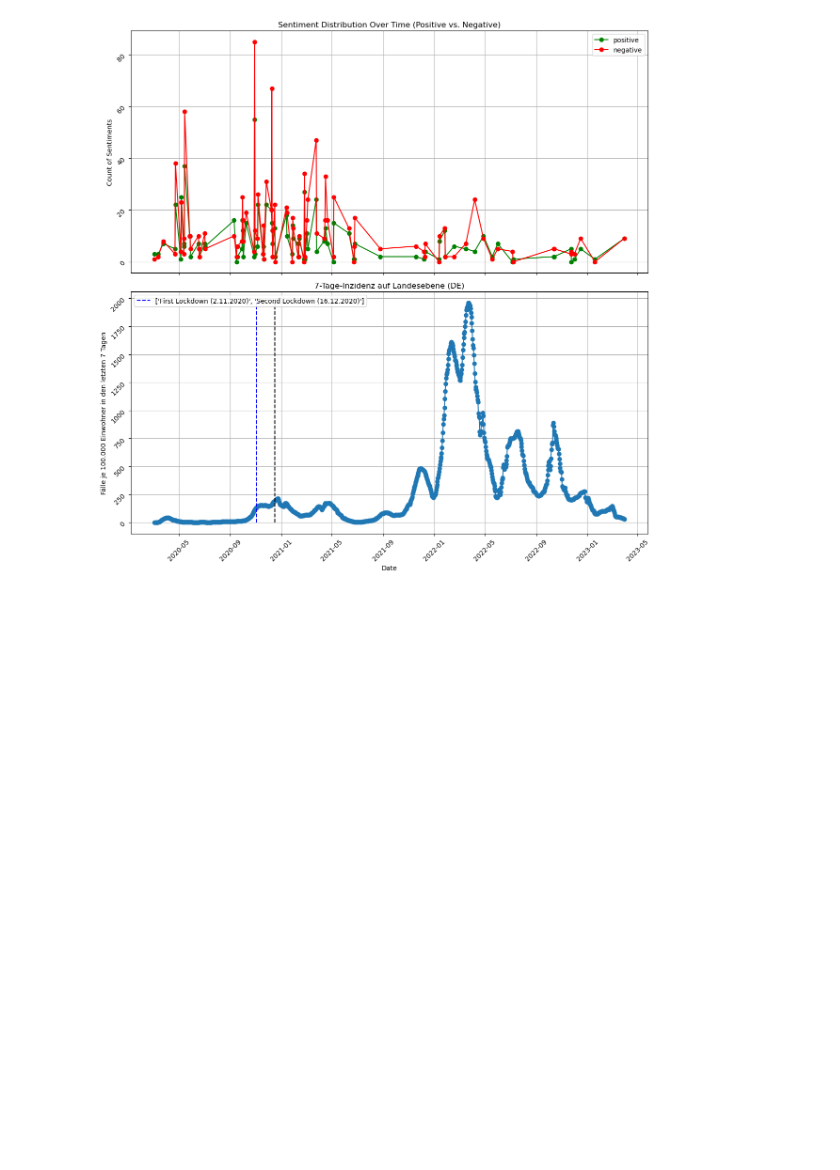
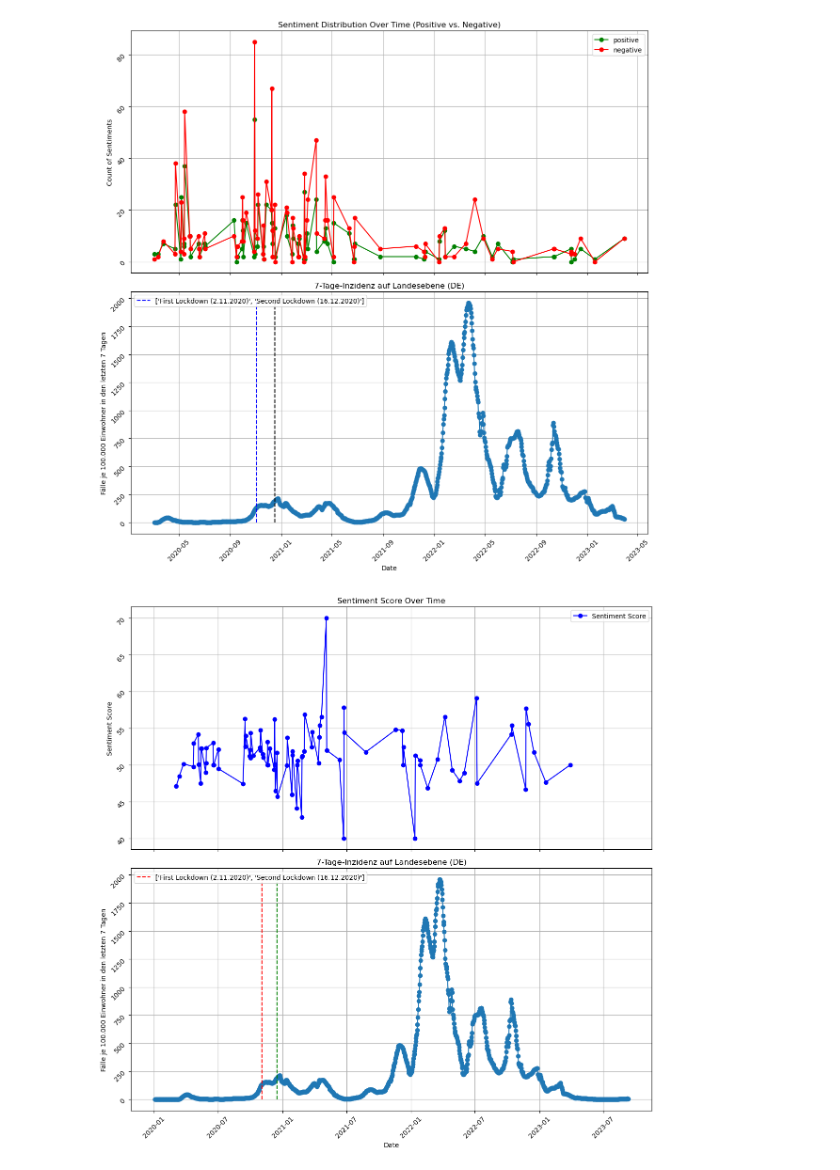
Before and after one commit to PHofmannn/Politische-Debatten, a Jupyter notebook: SentimentAnalyse.ipynb, the cells around one changed output. Drawn from its saved outputs; the diff is of its cells as text; code cells hidden in the pictures; blank space fills up the shorter version.

```diff
--- a/SentimentAnalyse.ipynb
+++ b/SentimentAnalyse.ipynb
@@ -104,0 +93,5 @@ corona_fallzahlen_gesamt
+# %%
+# Um das Sentiment mit den Corona Fallzahlen zu vergleicehn nutzen wir einen merged Data Frame
+# Erstellen eines df, welches beide Wahlperioden kombiniert
+
+merged_df = pd.concat([df_sentiment19, df_sentiment20], ignore_index=True)
@@ -293,3 +343,47 @@ plt.tight_layout()
 plt.show()
 # %% [output]
 [figure]
+# %%
+# Create a figure with two vertically stacked subplots
+fig, axs = plt.subplots(2, 1, figsize=(12, 12), sharex=True)
+
+# Plot 1: Sentiment Distribution Over Time (Positive vs. Negative) using 'result_df'
+# Group the DataFrame by 'date' and calculate the average sentiment score for each day
+sentiment_scores = result_df.groupby('date')['Sentiment_Score'].mean()
+
+# Plot the sentiment scores
+axs[0].plot(sentiment_scores.index, sentiment_scores, marker='o', linestyle='-', label='Sentiment Score', color='blue')
+
+# Customize the first plot
+axs[0].set_title('Sentiment Score Over Time')
+axs[0].set_ylabel('Sentiment Score')
+axs[0].grid(True)
+axs[0].tick_params(rotation=45)
+axs[0].legend()
+
+# Plot 2: 7-Tage-Inzidenz using 'corona_fallzahlen_gesamt'
+axs[1].plot(corona_fallzahlen_gesamt['date'], corona_fallzahlen_gesamt['Inzidenz_7-Tage'], marker='o', linestyle='-')
+
+# Convert the lockdown dates to numerical format
+lockdown_dates = [mdates.date2num(pd.to_datetime('2020-11-02')),
+                  mdates.date2num(pd.to_datetime('2020-12-16'))]
+
+# Add vertical lines for the lockdown dates
+axs[1].vlines(lockdown_dates, ymin=0, ymax=max(corona_fallzahlen_gesamt['Inzidenz_7-Tage']),
+           color=['red', 'green'], linestyle='--', label=['First Lockdown (2.11.2020)', 'Second Lockdown (16.12.2020)'])
+
+# Customize the second plot
+axs[1].set_title('7-Tage-Inzidenz auf Landesebene (DE)')
+axs[1].set_xlabel('Date')
+axs[1].set_ylabel('Fälle je 100.000 Einwohner in den letzten 7 Tagen')
+axs[1].grid(True)
+axs[1].tick_params(rotation=45)
+axs[1].legend()
+
+# Adjust subplot spacing
+plt.tight_layout()
+
+# Show the combined plot
+plt.show()
+# %% [output]
+[figure, added]
```
Also changed, not shown: parts of 6 cells of this notebook.
